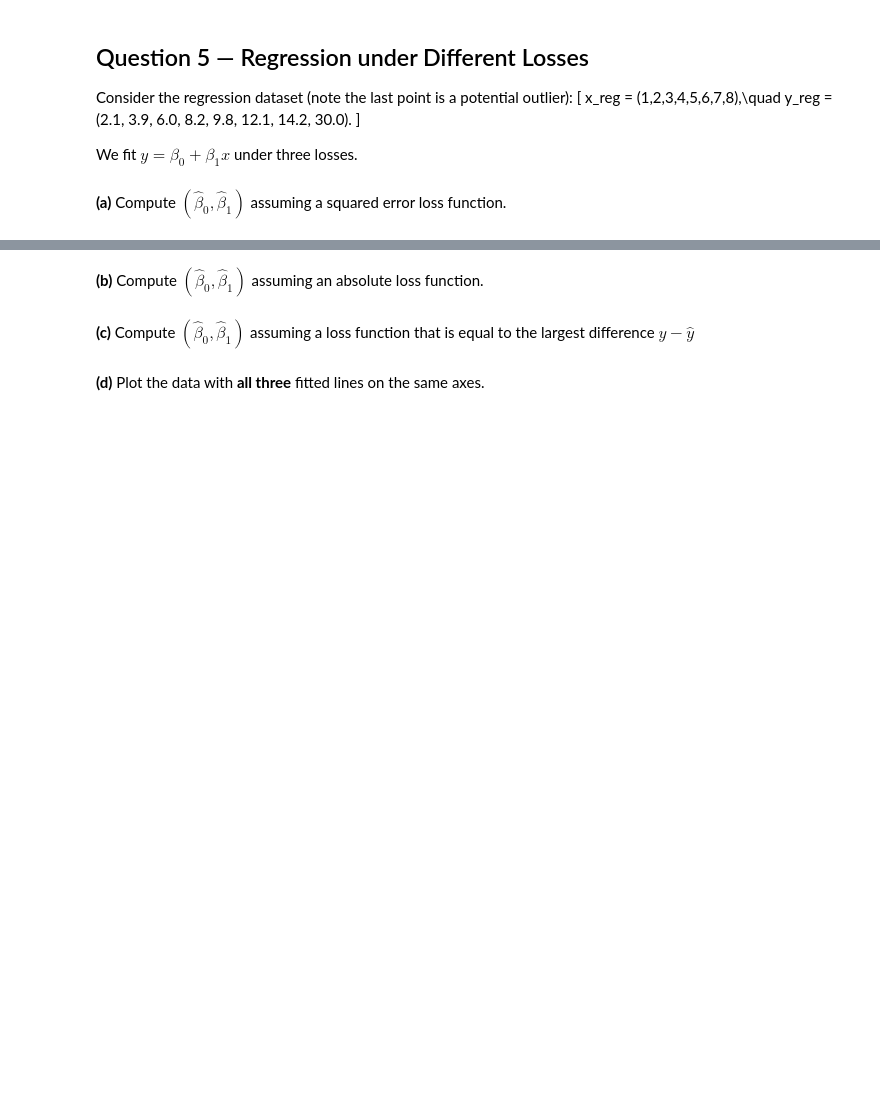
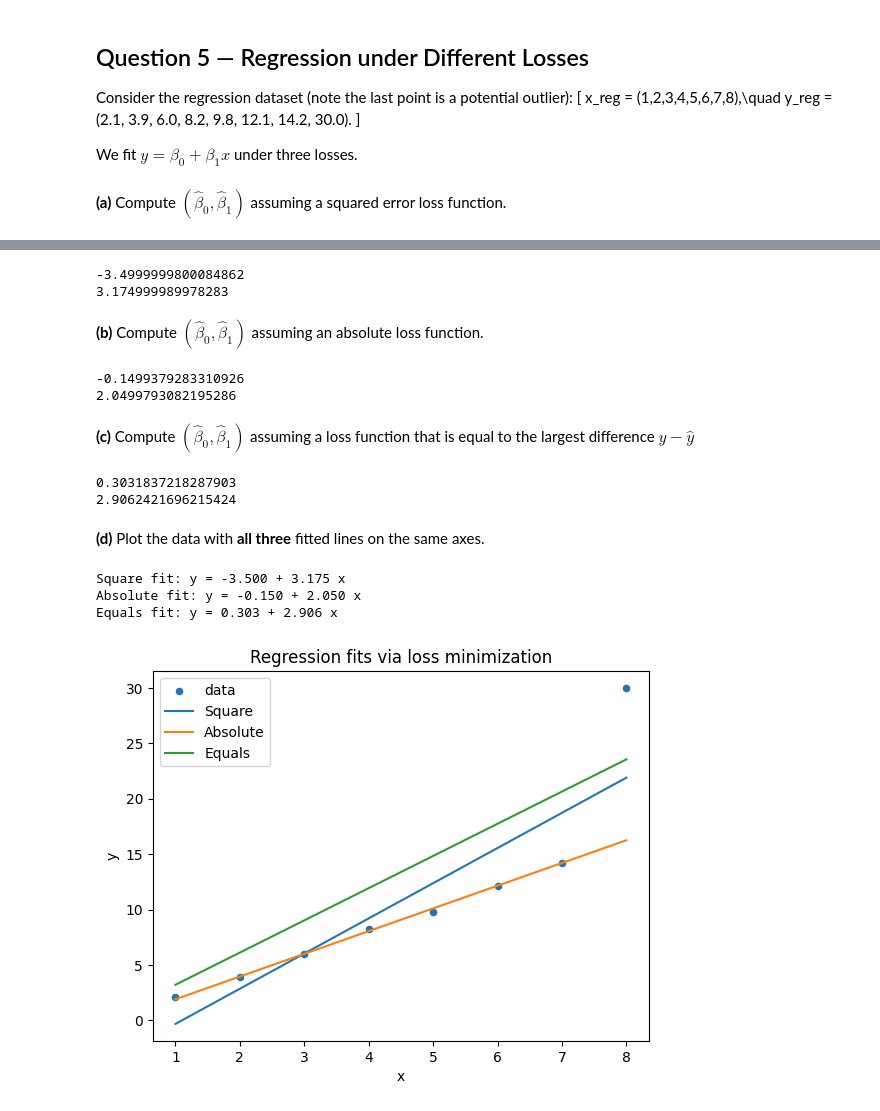
Before and after one commit to CrYngeMania/Stat220-Homework, a Jupyter notebook: Assignments/Stat_220_HW4.ipynb, the cells around one changed output, grey strips where cells are left out. Saved outputs shown, nothing was run; the diff lists cells and outputs as text; code cells hidden in the pictures; blank space fills up the shorter version.

```diff
--- a/Assignments/Stat_220_HW4.ipynb
+++ b/Assignments/Stat_220_HW4.ipynb
@@ -190,8 +195,63 @@ print(beta_1)
+# %%
+def loss_sq(params):
+    b0, b1 = params
+    r = y - (b0 + b1*x)
+    return np.sum(r**2)
+res_Lsq = minimize(loss_sq, [0, 0])
+b0_sq, b1_sq = res_Lsq.x
+print(b0_sq)
+print(b1_sq)
+# %% [output]
+-3.4999999800084862
+3.174999989978283
 # %% [markdown]
 **(b)** Compute $(\hat\beta_0, \hat\beta_1)$ assuming an absolute loss function.
 # %%
-beta_0_abs =
+def loss_abs(params):
+    b0, b1 = params
+    r = y - (b0 + b1*x)
+    return np.sum(np.abs(r))
+res_abs = minimize(loss_abs, [0, 0])
+res_abs.x
+b0_abs, b1_abs = res_abs.x
+print(b0_abs)
+print(b1_abs)
+# %% [output]
+-0.1499379283310926
+2.0499793082195286
 # %% [markdown]
 **(c)** Compute $(\hat\beta_0, \hat\beta_1)$ assuming a loss function that is equal to the largest difference $y - \hat{y}$
+# %%
+def loss_equals(params):
+    b0, b1 = params
+    r = y - (b0 + b1*x)
+    return np.max(np.abs(r))
+res_equals = minimize(loss_equals, [0, 0])
+res_equals.x
+b0_equals, b1_equals = res_equals.x
+print(b0_equals)
+print(b1_equals)
+# %% [output]
+0.3031837218287903
+2.9062421696215424
 # %% [markdown]
 **(d)** Plot the data with **all three** fitted lines on the same axes.
+# %%
+print(f"Square fit: y = {b0_sq:.3f} + {b1_sq:.3f} x")
+print(f"Absolute fit: y = {b0_abs:.3f} + {b1_abs:.3f} x")
+print(f"Equals fit: y = {b0_equals:.3f} + {b1_equals:.3f} x")
+
+plt.figure()
+plt.scatter(x, y, s=20, label="data")
+xx = np.array([x.min(), x.max()])
+plt.plot(xx, b0_sq + b1_sq*xx, label="Square")
+plt.plot(xx, b0_abs + b1_abs*xx, label="Absolute")
+plt.plot(xx, b0_equals + b1_equals*xx, label="Equals")
+plt.xlabel("x"); plt.ylabel("y"); plt.title("Regression fits via loss minimization")
+plt.legend();
+plt.show()
+# %% [output]
+Square fit: y = -3.500 + 3.175 x
+Absolute fit: y = -0.150 + 2.050 x
+Equals fit: y = 0.303 + 2.906 x
+[figure, added]
```
Also changed, not shown: parts of 2 cells of this notebook.
